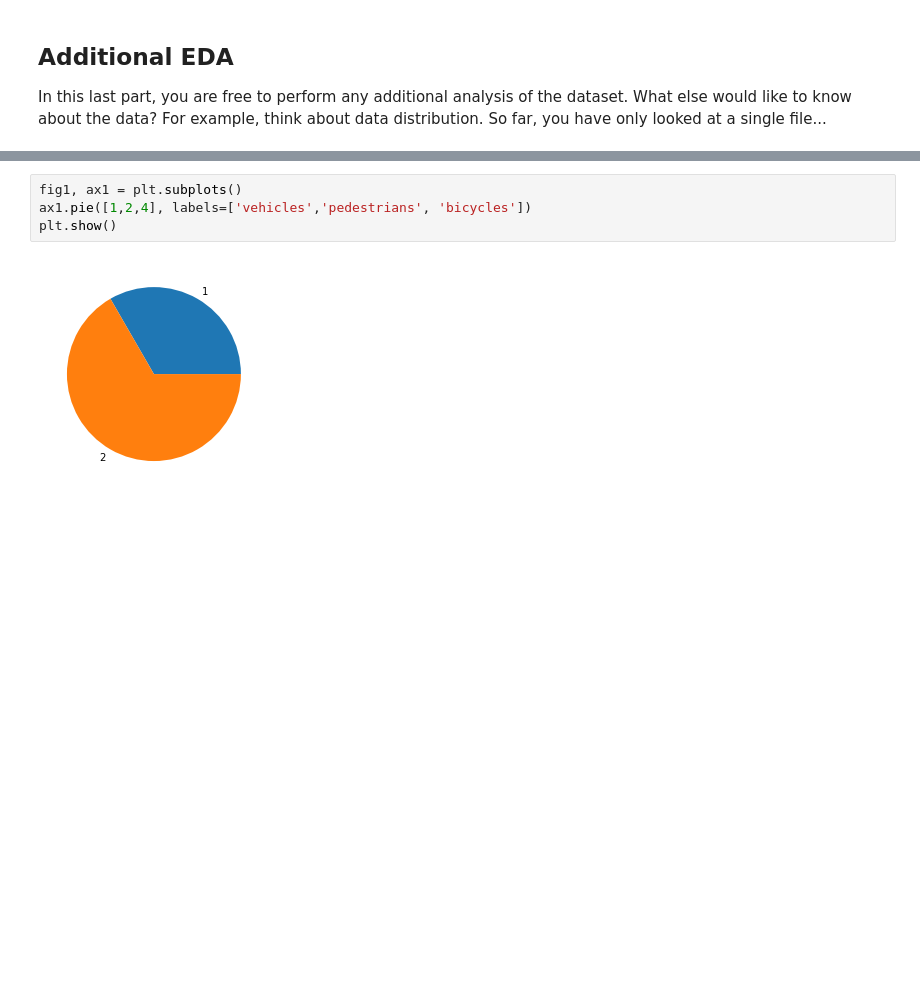
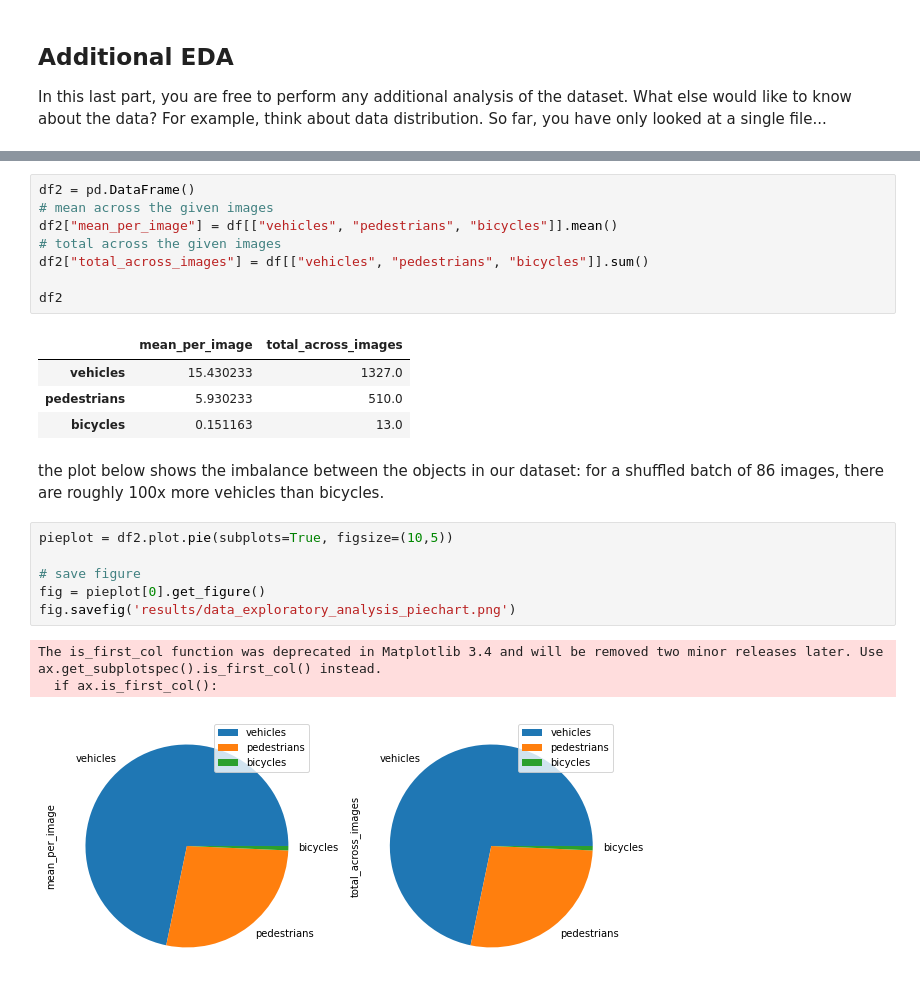
Before and after one commit to Andrea-Schulz/UdacitySDCE_Project1, a Jupyter notebook: Exploratory+Data+Analysis.ipynb, the cells around one changed output, grey strips where cells are left out. Cells and saved outputs as stored; diff of their text form; blank space fills up the shorter version.

```diff
--- a/Exploratory+Data+Analysis.ipynb
+++ b/Exploratory+Data+Analysis.ipynb
@@ -242,6 +240,25 @@ df
-# %%
-fig1, ax1 = plt.subplots()
-ax1.pie([1,2,4], labels=['vehicles','pedestrians', 'bicycles'])
-plt.show()
-# %% [output]
-[figure, removed]
+# %%
+df2 = pd.DataFrame()
+# mean across the given images
+df2["mean_per_image"] = df[["vehicles", "pedestrians", "bicycles"]].mean()
+# total across the given images
+df2["total_across_images"] = df[["vehicles", "pedestrians", "bicycles"]].sum()
+
+df2
+# %% [output]
+|  | mean_per_image | total_across_images |
+| vehicles | 15.430233 | 1327.0 |
+| pedestrians | 5.930233 | 510.0 |
+| bicycles | 0.151163 | 13.0 |
+# %% [markdown]
+the plot below shows the imbalance between the objects in our dataset: for a shuffled batch of 86 images, there are roughly 100x more vehicles than bicycles.
+# %%
+pieplot = df2.plot.pie(subplots=True, figsize=(10,5))
+
+# save figure
+fig = pieplot[0].get_figure()
+fig.savefig('results/data_exploratory_analysis_piechart.png')
+# %% [output]
+The is_first_col function was deprecated in Matplotlib 3.4 and will be removed two minor releases later. Use ax.get_subplotspec().is_first_col() instead.
+  if ax.is_first_col():
+[figure, added]
```
Also changed, not shown: parts of 6 cells of this notebook, 4 other files.
